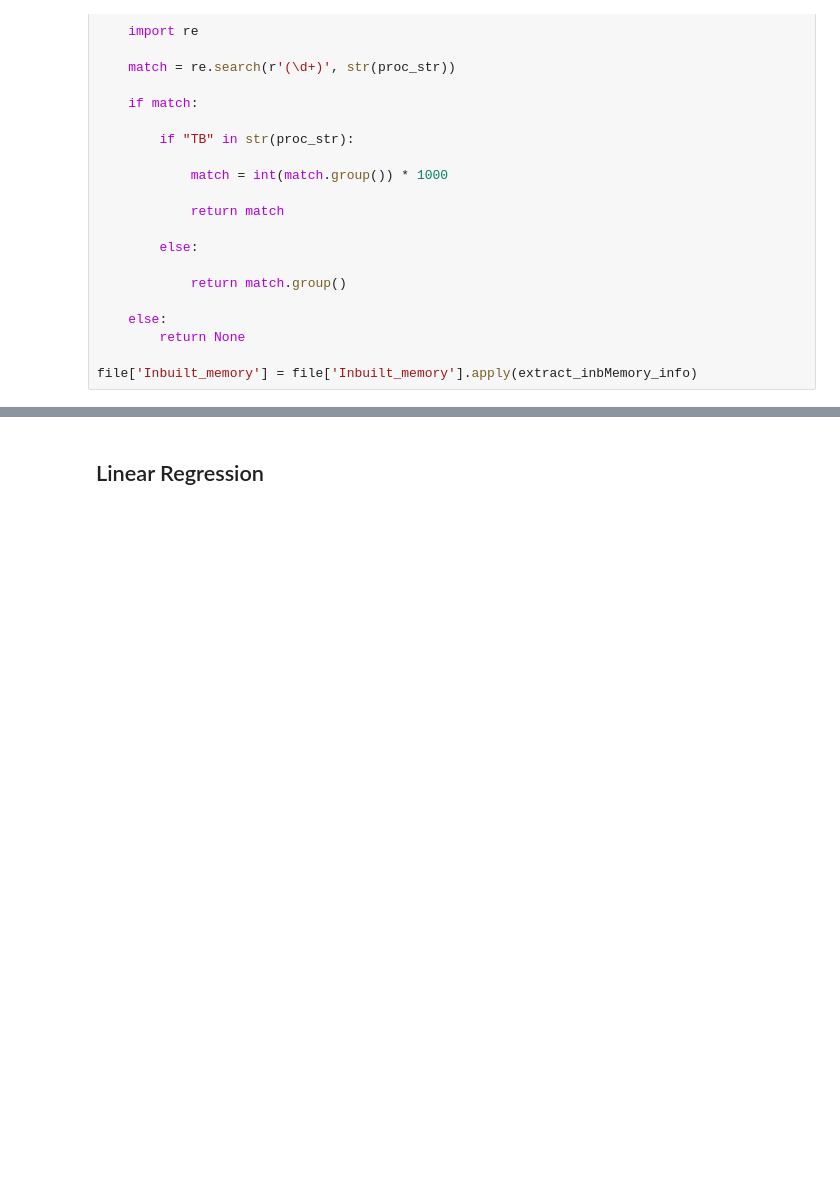
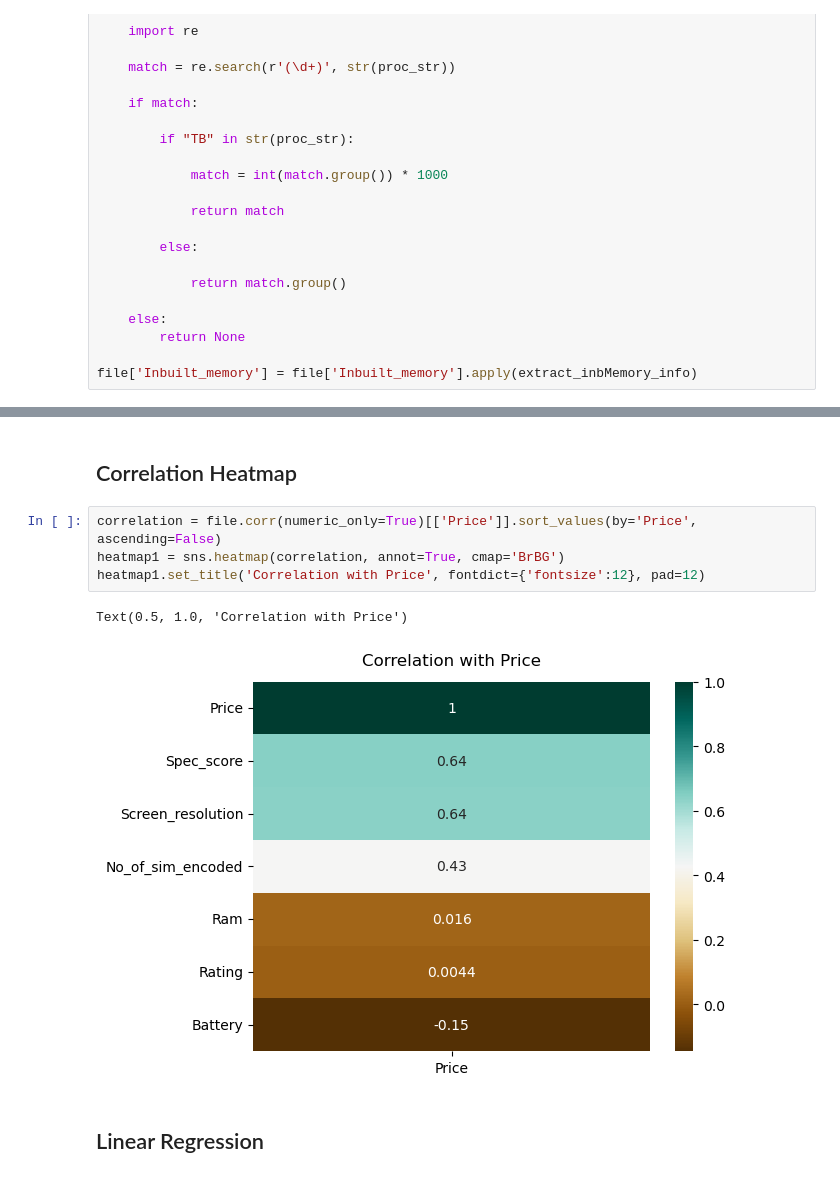
Before and after one commit to MassiCanosi/Machine-Learning-Training-Journey, a Jupyter notebook: Sample Analysis/Mobile phone Usability Analysis.ipynb, the cells around one changed output, grey strips where cells are left out. Saved outputs shown, nothing was run; the diff lists cells and outputs as text; blank space fills up the shorter version.

```diff
--- a/Sample Analysis/Mobile phone Usability Analysis.ipynb
+++ b/Sample Analysis/Mobile phone Usability Analysis.ipynb
@@ -321,3 +345,12 @@ file
+# %% [markdown]
+## Correlation Heatmap
+# %%
+correlation = file.corr(numeric_only=True)[['Price']].sort_values(by='Price', ascending=False)
+heatmap1 = sns.heatmap(correlation, annot=True, cmap='BrBG')
+heatmap1.set_title('Correlation with Price', fontdict={'fontsize':12}, pad=12)
+# %% [output]
+Text(0.5, 1.0, 'Correlation with Price')
+[figure, added]
 # %% [markdown]
 ## Linear Regression
 # %%
```
Also changed, not shown: parts of 8 cells of this notebook.
